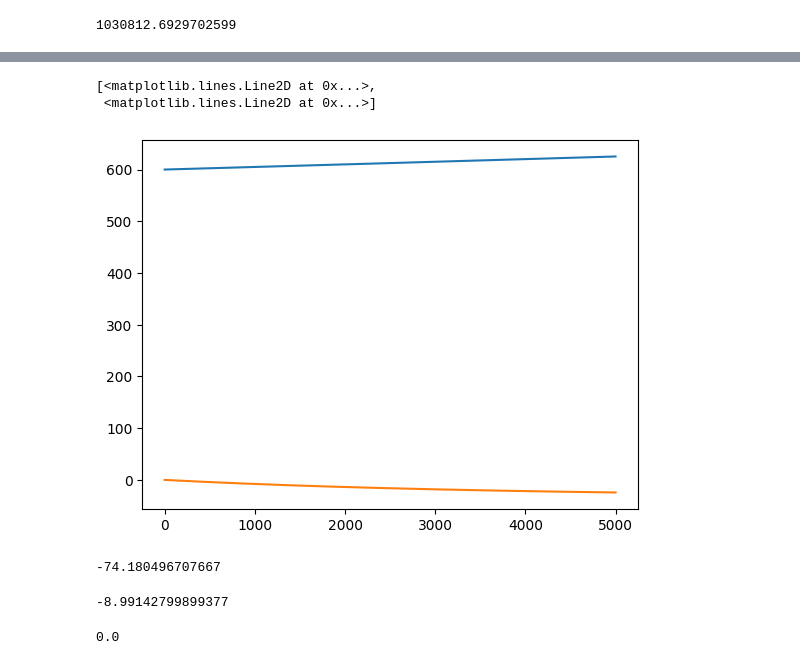
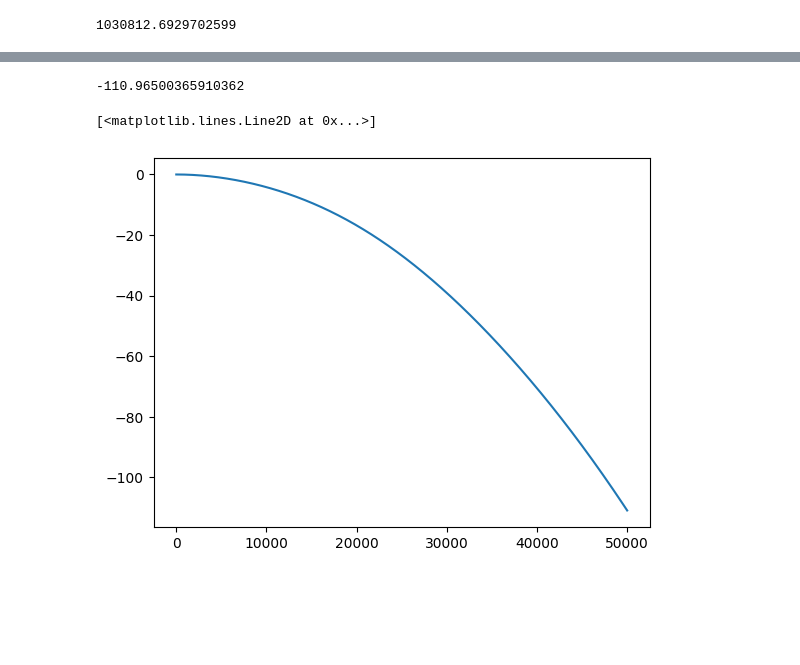
Before and after one commit to lyrickhare/Launcher-Profile, a Jupyter notebook: testingNew/anglelaunch.ipynb, the cells around one changed output, grey strips where cells are left out. Saved outputs shown, nothing was run; the diff lists cells and outputs as text; code cells hidden in the pictures; blank space fills up the shorter version.

```diff
--- a/testingNew/anglelaunch.ipynb
+++ b/testingNew/anglelaunch.ipynb
@@ -101,5 +105,5 @@ def updateAlpha(alphao, alphaDot, dt = 0.001):
 # %%
-t = np.arange(0,5.001,0.001)
+t = np.arange(0,5+DT,DT)
 # %%
 alph = np.zeros(len(t))
 bet = np.zeros(len(t))
@@ -116,9 +118,12 @@ I = moi()
+# %%
+I = moi()
+tau = np.zeros(len(t))
 # %%
 for i in range(1,len(t)):
     V[i] = updateV(V[i-1],T[i-1],D[i-1])
     bet[i] = betaFromV(alph[i-1],V[i])
-    tau = moment(alph[i-1],D[i-1])
-    alphDot[i] = updateAlphadot(alphDot[i-1],tau,I)
+    tau[i] = moment(alph[i-1],D[i-1])
+    alphDot[i] = updateAlphadot(alphDot[i-1],tau[i],I)
     alph[i] = updateAlpha(alph[i-1],alphDot[i-1])
     T[i] = thrust(alph[i])
     D[i] = drag(alph[i],bet[i])
@@ -143,6 +151,13 @@ plt.plot(bet*180/np.pi)
+# %%
+s = [0]
+for i in range(0,len(V)):
+    s.append(s[i]+V[i][1]*0.0001)
+# %%
+s[len(V)]
+# %% [output]
+-110.96500365910362
 # %%
-plt.plot(V)
+plt.plot(s)
 # %% [output]
-[<matplotlib.lines.Line2D at 0x...>,
- <matplotlib.lines.Line2D at 0x...>]
+[<matplotlib.lines.Line2D at 0x...>]
-[figure, old version]
+[figure, new version]
@@ -153,12 +163,0 @@ for i in V:
-# %%
-s
-# %% [output]
--74.180496707667
-# %%
-(T[0][1]+D[0][1])/MASS
-# %% [output]
--8.99142799899377
-# %%
-D[0][1]
-# %% [output]
-0.0
```
Also changed, not shown: parts of 12 cells of this notebook.
